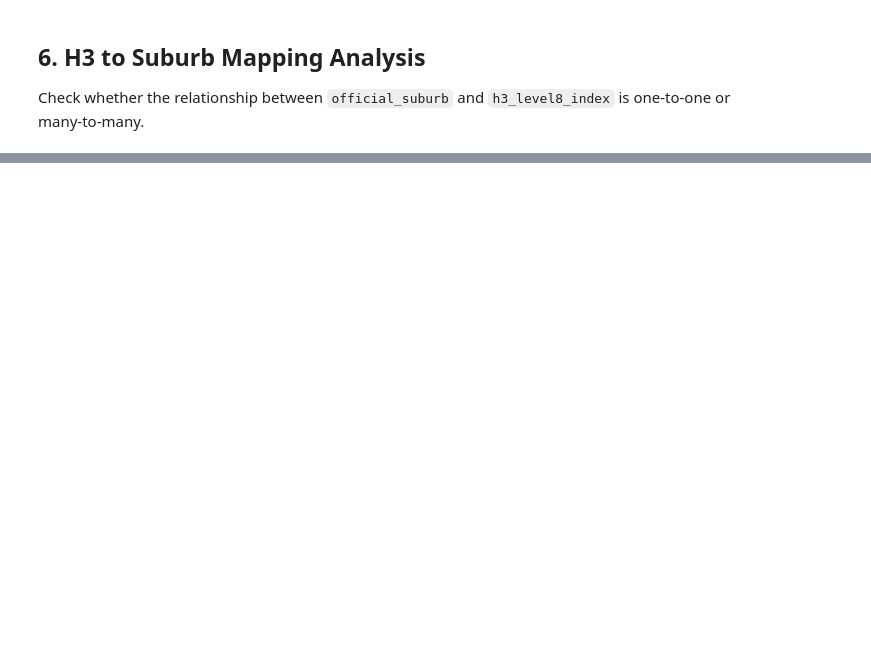
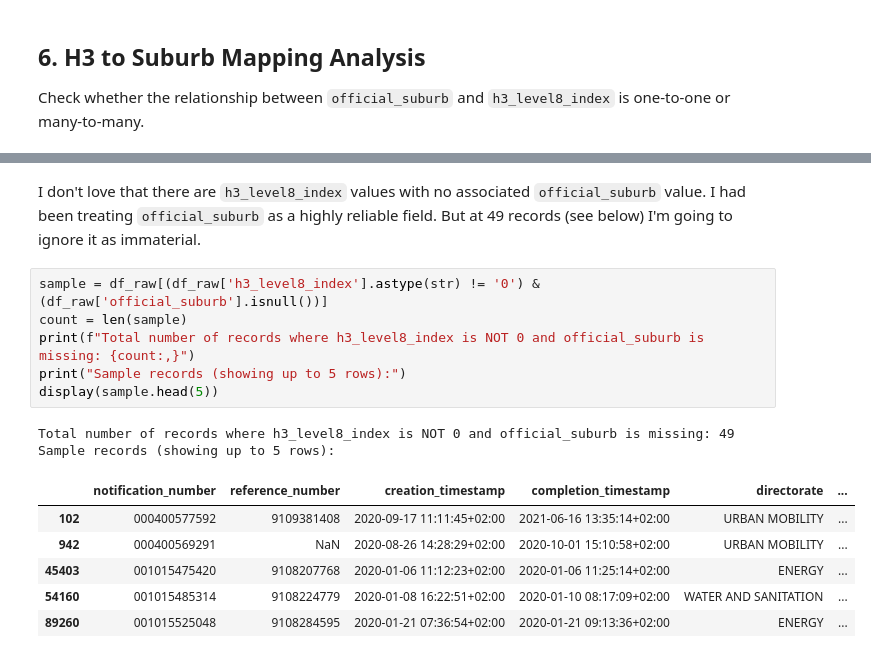
Before and after one commit to thedataferret/coct_ds_code_challenge, a Jupyter notebook: data_quality.ipynb, the cells around one changed output, grey strips where cells are left out. Cells and saved outputs as stored; diff of their text form; blank space fills up the shorter version.

```diff
--- a/data_quality.ipynb
+++ b/data_quality.ipynb
@@ -325,0 +334,19 @@ ADMIRALS PARK                2
+# %% [markdown]
+I don't love that there are `h3_level8_index` values with no associated `official_suburb` value.
+I had been treating `official_suburb` as a highly reliable field.
+But at 49 records (see below) I'm going to ignore it as immaterial.
+# %%
+sample = df_raw[(df_raw['h3_level8_index'].astype(str) != '0') & (df_raw['official_suburb'].isnull())]
+count = len(sample)
+print(f"Total number of records where h3_level8_index is NOT 0 and official_suburb is missing: {count:,}")
+print("Sample records (showing up to 5 rows):")
+display(sample.head(5))
+# %% [output]
+Total number of records where h3_level8_index is NOT 0 and official_suburb is missing: 49
+Sample records (showing up to 5 rows):
+|  | notification_number | reference_number | creation_timestamp | completion_timestamp | directorate | ... |
+| 102 | 000400577592 | 9109381408 | 2020-09-17 11:11:45+02:00 | 2021-06-16 13:35:14+02:00 | URBAN MOBILITY | ... |
+| 942 | 000400569291 | NaN | 2020-08-26 14:28:29+02:00 | 2020-10-01 15:10:58+02:00 | URBAN MOBILITY | ... |
+| 45403 | 001015475420 | 9108207768 | 2020-01-06 11:12:23+02:00 | 2020-01-06 11:25:14+02:00 | ENERGY | ... |
+| 54160 | 001015485314 | 9108224779 | 2020-01-08 16:22:51+02:00 | 2020-01-10 08:17:09+02:00 | WATER AND SANITATION | ... |
+| 89260 | 001015525048 | 9108284595 | 2020-01-21 07:36:54+02:00 | 2020-01-21 09:13:36+02:00 | ENERGY | ... |
```
Also changed, not shown: parts of 1 cell of this notebook, 1 other file.
